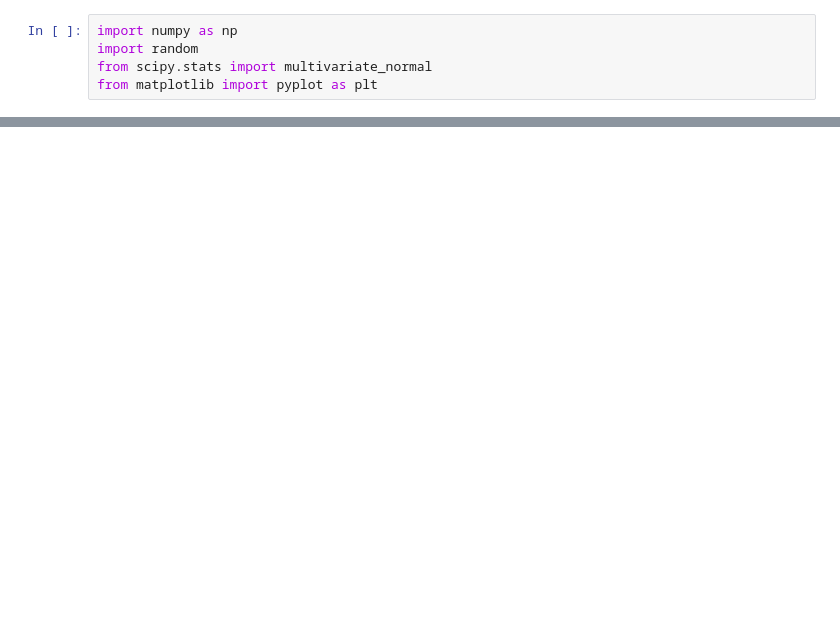
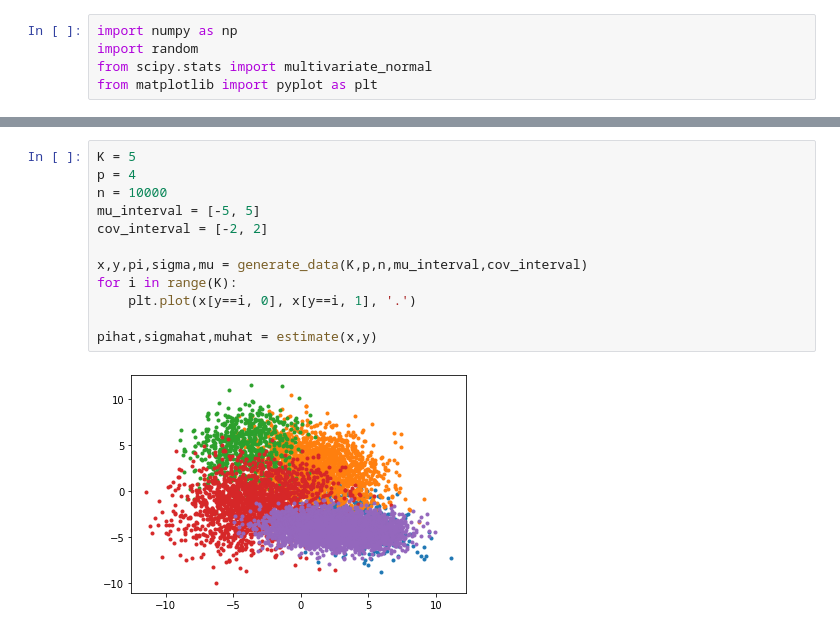
Before and after one commit to dtonderski/statistical_learning_for_big_data, a Jupyter notebook: Homework 1/Homework 1.ipynb, the cells around one changed output, grey strips where cells are left out. Drawn from its saved outputs; the diff is of its cells as text; blank space fills up the shorter version.

```diff
--- a/Homework 1/Homework 1.ipynb
+++ b/Homework 1/Homework 1.ipynb
@@ -44,2 +70,16 @@ for i in range(K):
+# %%
+K = 5
+p = 4
+n = 10000
+mu_interval = [-5, 5]
+cov_interval = [-2, 2]
+
+x,y,pi,sigma,mu = generate_data(K,p,n,mu_interval,cov_interval)
+for i in range(K):
+    plt.plot(x[y==i, 0], x[y==i, 1], '.')
+
+pihat,sigmahat,muhat = estimate(x,y)
+# %% [output]
+[figure, added]
 # %%
 # %% [output]
```
Also changed, not shown: parts of 6 cells of this notebook, 1 other file.
